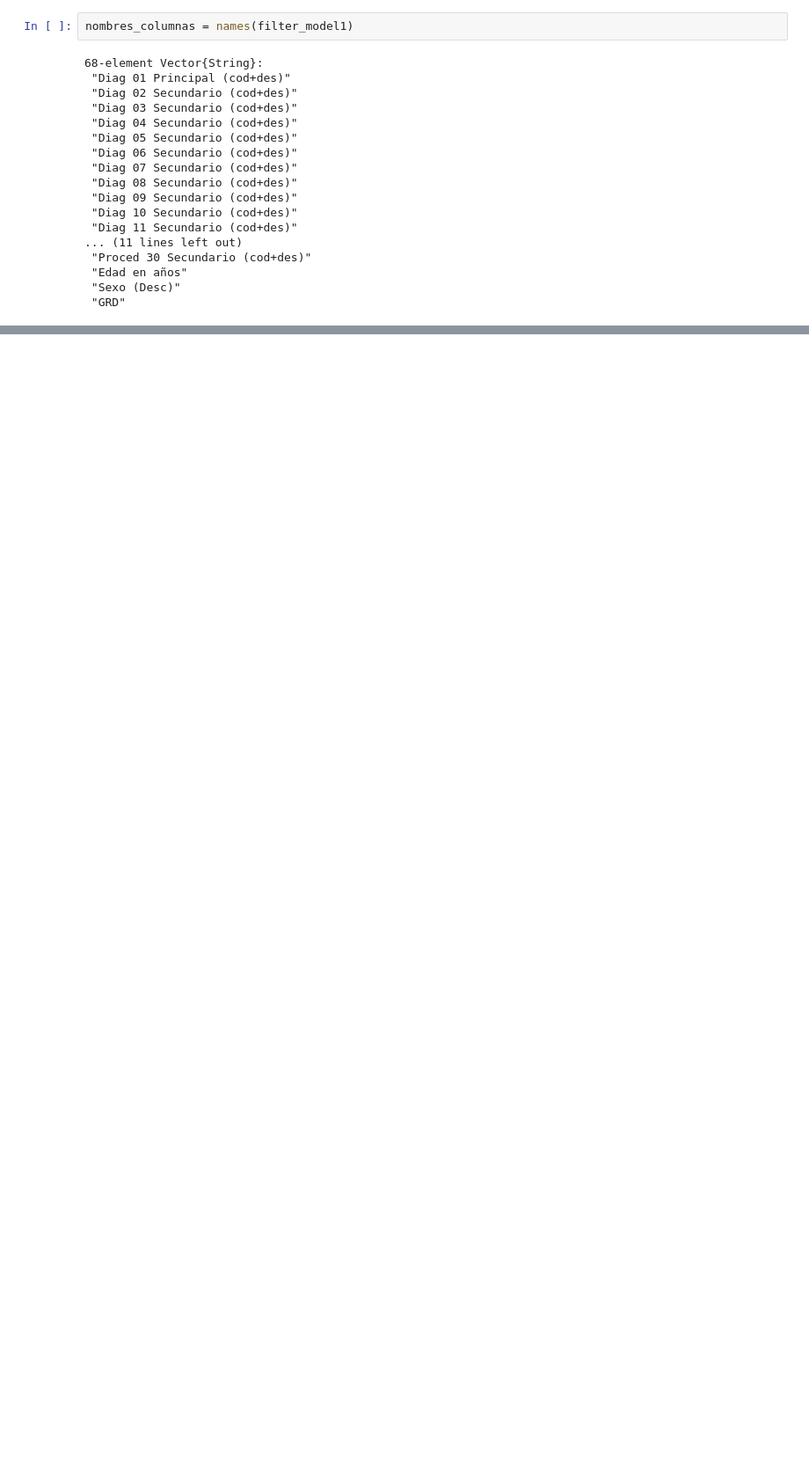
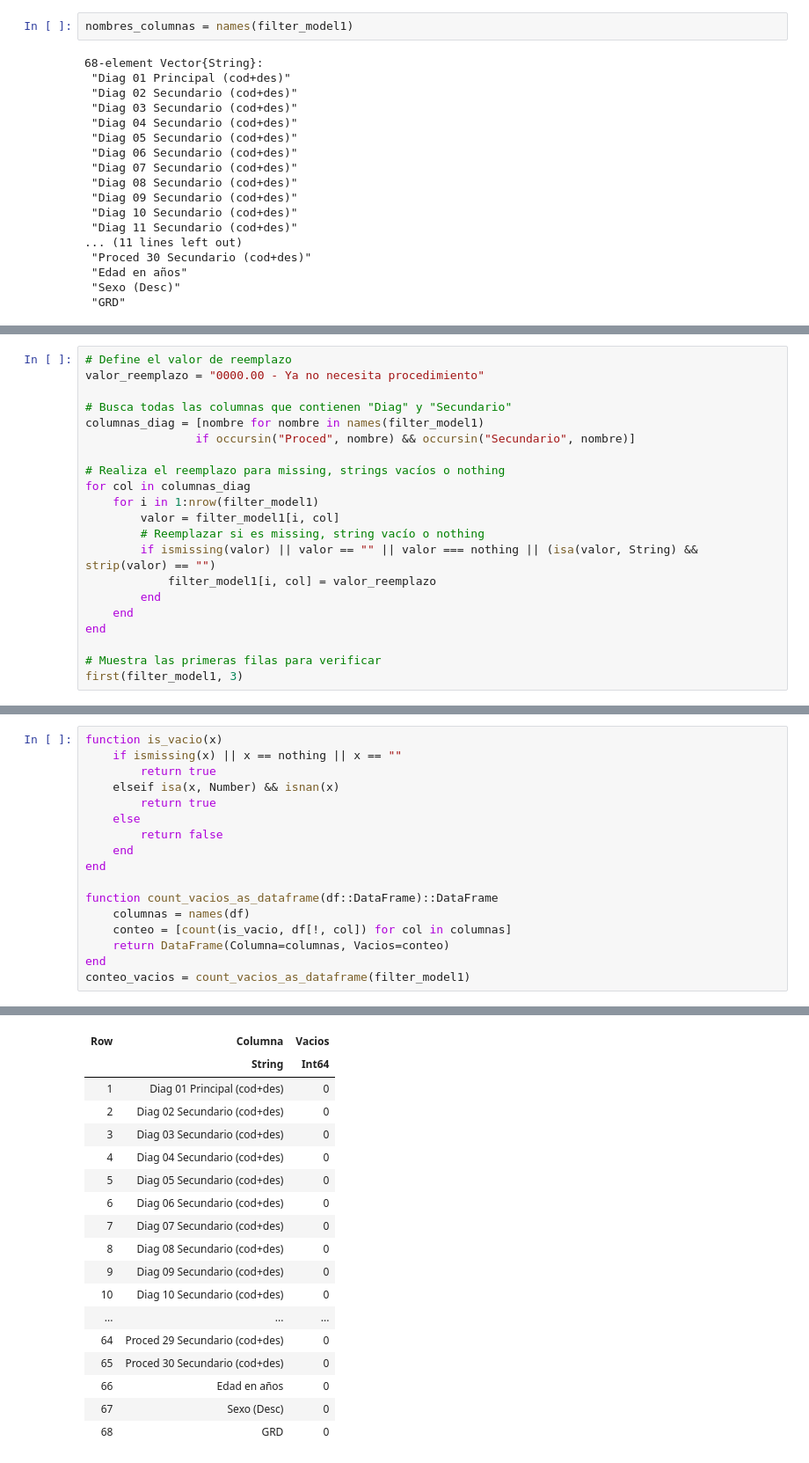
Before and after one commit to Coragg/GRDprediction, a Jupyter notebook: julia/CSV_new.ipynb, the cells around one changed output, grey strips where cells are left out. Shown: that part at 88% size. Cells and saved outputs as stored; diff of their text form; blank space fills up the shorter version.

Commit message:
csv y archivo jupyter que genera los archivos para generas los csv

```diff
--- a/julia/CSV_new.ipynb
+++ b/julia/CSV_new.ipynb
@@ -63,0 +70,21 @@ first(filter_model1, 3)
+# %%
+# Define el valor de reemplazo
+valor_reemplazo = "0000.00 - Ya no necesita procedimiento"
+
+# Busca todas las columnas que contienen "Diag" y "Secundario"
+columnas_diag = [nombre for nombre in names(filter_model1)
+                if occursin("Proced", nombre) && occursin("Secundario", nombre)]
+
+# Realiza el reemplazo para missing, strings vacíos o nothing
+for col in columnas_diag
+    for i in 1:nrow(filter_model1)
+        valor = filter_model1[i, col]
+        # Reemplazar si es missing, string vacío o nothing
+        if ismissing(valor) || valor == "" || valor === nothing || (isa(valor, String) && strip(valor) == "")
+            filter_model1[i, col] = valor_reemplazo
+        end
+    end
+end
+
+# Muestra las primeras filas para verificar
+first(filter_model1, 3)
@@ -63,0 +98,18 @@ first(filter_model1, 3)
+# %%
+function is_vacio(x)
+    if ismissing(x) || x == nothing || x == ""
+        return true
+    elseif isa(x, Number) && isnan(x)
+        return true
+    else
+        return false
+    end
+end
+
+function count_vacios_as_dataframe(df::DataFrame)::DataFrame
+    columnas = names(df)
+    conteo = [count(is_vacio, df[!, col]) for col in columnas]
+    return DataFrame(Columna=columnas, Vacios=conteo)
+end
+conteo_vacios = count_vacios_as_dataframe(filter_model1)
+# %% [output]
@@ -63,0 +118,18 @@ first(filter_model1, 3)
+| Row | Columna | Vacios |
+|  | String | Int64 |
+| 1 | Diag 01 Principal (cod+des) | 0 |
+| 2 | Diag 02 Secundario (cod+des) | 0 |
+| 3 | Diag 03 Secundario (cod+des) | 0 |
+| 4 | Diag 04 Secundario (cod+des) | 0 |
+| 5 | Diag 05 Secundario (cod+des) | 0 |
+| 6 | Diag 06 Secundario (cod+des) | 0 |
+| 7 | Diag 07 Secundario (cod+des) | 0 |
+| 8 | Diag 08 Secundario (cod+des) | 0 |
+| 9 | Diag 09 Secundario (cod+des) | 0 |
+| 10 | Diag 10 Secundario (cod+des) | 0 |
+| ... | ... | ... |
+| 64 | Proced 29 Secundario (cod+des) | 0 |
+| 65 | Proced 30 Secundario (cod+des) | 0 |
+| 66 | Edad en años | 0 |
+| 67 | Sexo (Desc) | 0 |
+| 68 | GRD | 0 |
```
Also changed, not shown: parts of 23 cells of this notebook, 3 other files.
